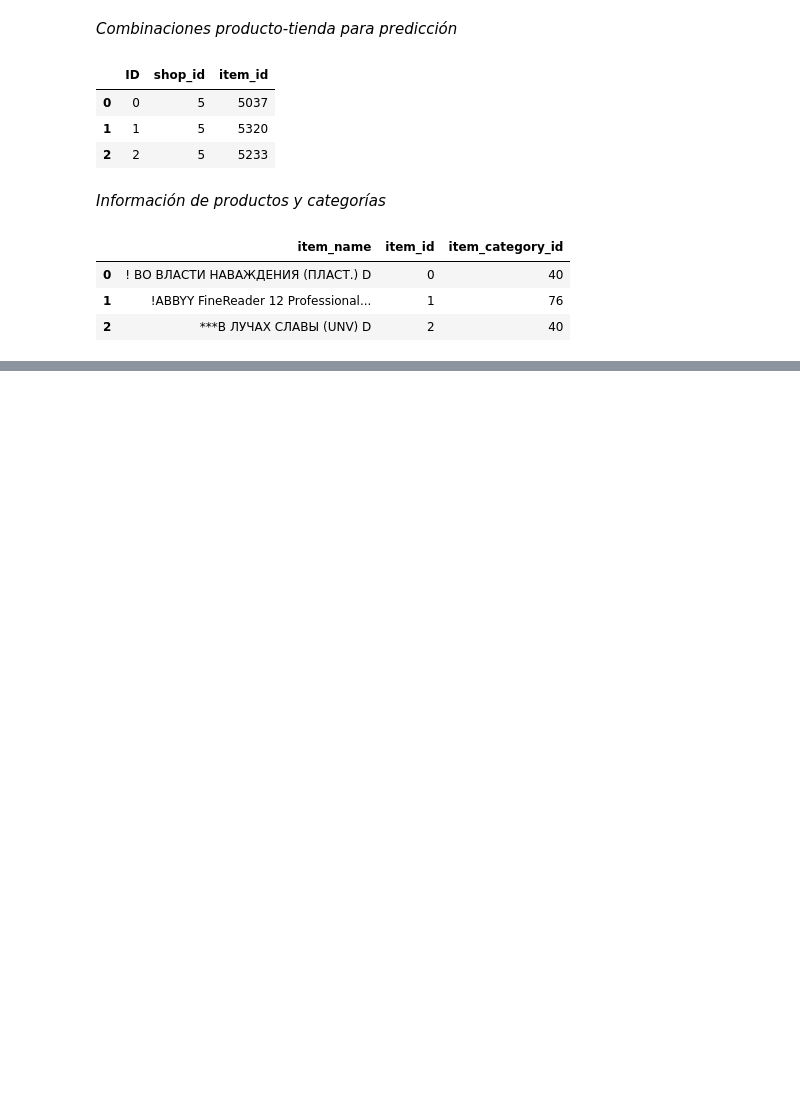
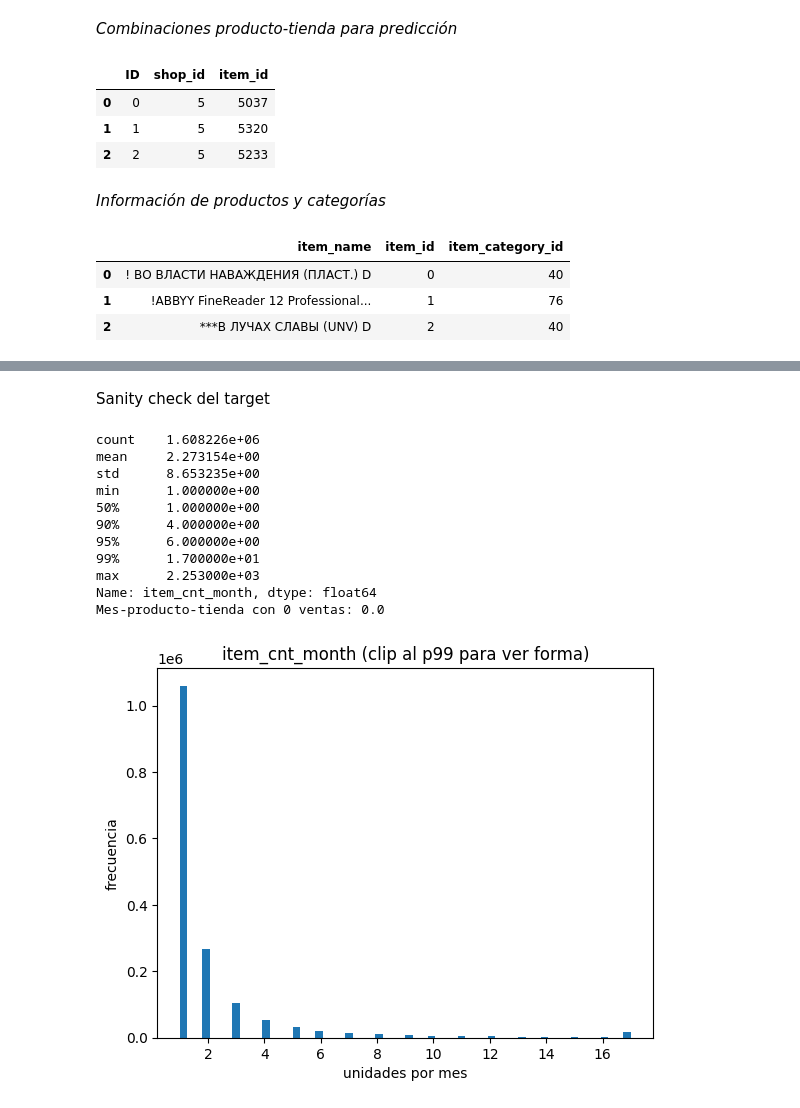
Before and after one commit to Andrea-Monserrat/Prediccion_de-_demanda_en_retail, a Jupyter notebook: Notebooks/01_EDA.ipynb, the cells around one changed output, grey strips where cells are left out. Drawn from its saved outputs; the diff is of its cells as text; code cells hidden in the pictures; blank space fills up the shorter version.

```diff
--- a/Notebooks/01_EDA.ipynb
+++ b/Notebooks/01_EDA.ipynb
@@ -16,7 +11,5 @@ cd "/Users/monserratarredondo/GitHub/Prediccion_de-_demanda_en_retail"
 # %%
-#PATH = "C:/Users/pauli/Documents/MetodosGranEscala/Prediccion_de-_demanda_en_retail/Data/"
-PATH = "/Users/monserratarredondo/GitHub/Prediccion_de-_demanda_en_retail/Data/"
-#/Users/monserratarredondo/GitHub/Prediccion_de-_demanda_en_retail/Data/
+PATH = "../data/raw/"
 
 item_categories = pd.read_csv(PATH + "item_categories.csv", encoding='utf-8', low_memory=False)
 items= pd.read_csv(PATH + "items.csv", encoding='utf-8', low_memory=False)
@@ -152,0 +121,15 @@ test_final = test_enriched.merge(hist_feat, on=["shop_id","item_id"], how="left"
+# %%
+sales = sales_train.copy()
+
+# Fecha a datetime (en este dataset viene como "dd.mm.yyyy")
+sales["date"] = pd.to_datetime(sales["date"], format="%d.%m.%Y", errors="coerce")
+
+# Limpieza rápida: evita precios raros y devoluciones si no las quieres en este baseline
+sales = sales[(sales["item_price"] > 0) & (sales["item_cnt_day"] >= 0)].copy()
+
+# Ingreso diario
+sales["revenue_day"] = sales["item_price"] * sales["item_cnt_day"]
+
+print("Rango fechas:", sales["date"].min(), "→", sales["date"].max())
+print("Nulos en date:", sales["date"].isna().sum())
+print("Filas después de limpiar:", len(sales))
@@ -152,0 +184,30 @@ test_final = test_enriched.merge(hist_feat, on=["shop_id","item_id"], how="left"
+# %% [markdown]
+Sanity check del target
+# %%
+y = monthly["item_cnt_month"]
+
+print(y.describe(percentiles=[.5, .9, .95, .99]))
+print("Mes-producto-tienda con 0 ventas:", (y == 0).mean().round(4))
+
+# Histograma (clip al p99 para que se vea la forma sin que aplaste todo)
+p99 = y.quantile(0.99)
+
+plt.figure()
+plt.hist(y.clip(upper=p99), bins=60)
+plt.title("item_cnt_month (clip al p99 para ver forma)")
+plt.xlabel("unidades por mes")
+plt.ylabel("frecuencia")
+plt.show()
+# %% [output]
+count    1.608226e+06
+mean     2.273154e+00
+std      8.653235e+00
+min      1.000000e+00
+50%      1.000000e+00
+90%      4.000000e+00
+95%      6.000000e+00
+99%      1.700000e+01
+max      2.253000e+03
+Name: item_cnt_month, dtype: float64
+Mes-producto-tienda con 0 ventas: 0.0
+[figure, added]
```
Also changed, not shown: parts of 26 cells of this notebook, 17 other files.
